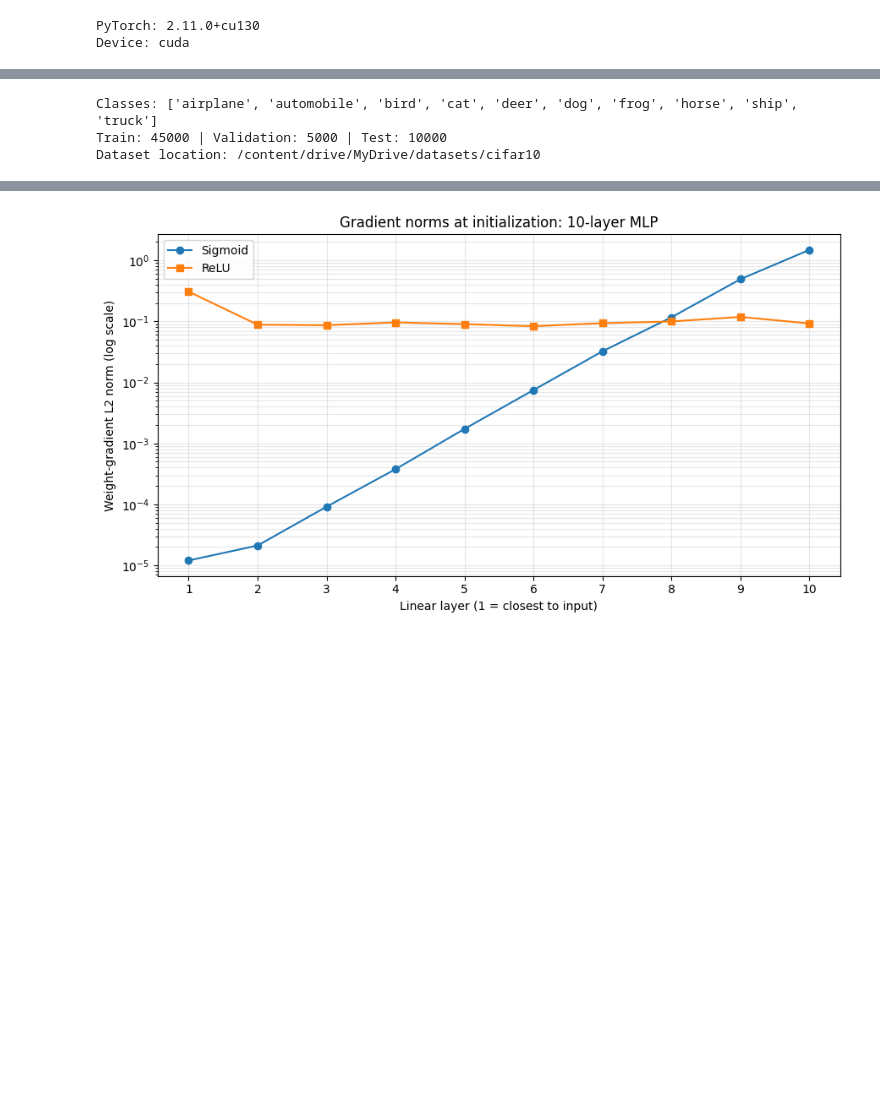
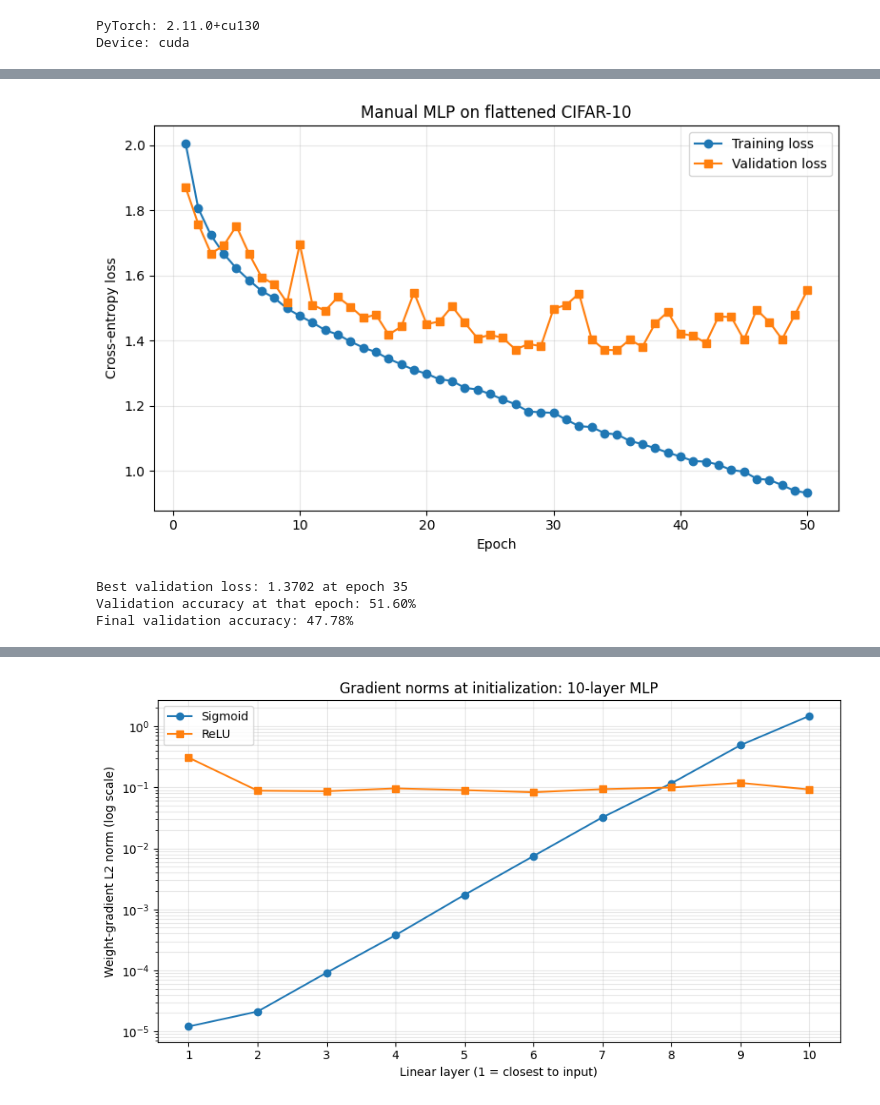
Before and after one commit to imansha321/EN4554-Assignment-2-CNNs, a Jupyter notebook: Assignment-2.ipynb, the cells around one changed output, grey strips where cells are left out. Saved outputs shown, nothing was run; the diff lists cells and outputs as text; code cells hidden in the pictures; blank space fills up the shorter version.

```diff
--- a/Assignment-2.ipynb
+++ b/Assignment-2.ipynb
@@ -240,7 +230,7 @@ drive.mount('/content/drive')
 # Configuration
 BATCH_SIZE = 256
 VAL_SIZE = 5000
-EPOCHS = 15
+EPOCHS = 50
 LEARNING_RATE = 0.05
 HIDDEN_DIMS = [512, 256]
 
@@ -308,5 +298,76 @@ class_names = train_full.classes
 print("Classes:", class_names)
 print(f"Train: {len(train_dataset)} | Validation: {len(val_dataset)} | Test: {len(test_dataset)}")
 print(f"Dataset location: {DATA_ROOT}")
+
+
+def flatten_images(images):
+    return images.reshape(images.shape[0], -1)
+
+def evaluate(model, loader):
+    correct, total, total_loss = 0, 0, 0.0
+    for images, labels in loader:
+        x = flatten_images(images).to(device)
+        y = labels.to(device)
+        logits = model.forward(x)
+        loss = model.loss(logits, y)
+        total_loss += loss.item() * y.shape[0]
+        correct += (logits.argmax(dim=1) == y).sum().item()
+        total += y.shape[0]
+    return total_loss / total, 100.0 * correct / total
+
+model = ManualMLP([3072] + HIDDEN_DIMS + [10], activation="relu", seed=seed)
+model.layers = [
+    layer for layer in model.layers
+]
+# Move all parameters to the selected device.
+for layer in model.layers:
+    if isinstance(layer, Linear):
+        layer.W = layer.W.to(device)
+        layer.b = layer.b.to(device)
+        layer.dW = layer.dW.to(device)
+        layer.db = layer.db.to(device)
+
+history = {"train_loss": [], "val_loss": [], "val_accuracy": []}
+
+for epoch in range(1, EPOCHS + 1):
+    running_loss, seen = 0.0, 0
+    for images, labels in train_loader:
+        x = flatten_images(images).to(device, non_blocking=True)
+        y = labels.to(device, non_blocking=True)
+
+        logits = model.forward(x)
+        loss = model.loss(logits, y)
+        model.backward()
+        model.step(LEARNING_RATE)
+
+        running_loss += loss.item() * y.shape[0]
+        seen += y.shape[0]
+
+    train_loss = running_loss / seen
+    val_loss, val_acc = evaluate(model, val_loader)
+    history["train_loss"].append(train_loss)
+    history["val_loss"].append(val_loss)
+    history["val_accuracy"].append(val_acc)
+    print(f"Epoch {epoch:02d}/{EPOCHS} | train loss {train_loss:.4f} | "
+          f"val loss {val_loss:.4f} | val accuracy {val_acc:.2f}%")
+
+
+epochs = np.arange(1, EPOCHS + 1)
+plt.figure(figsize=(8, 5))
+plt.plot(epochs, history["train_loss"], marker="o", label="Training loss")
+plt.plot(epochs, history["val_loss"], marker="s", label="Validation loss")
+plt.xlabel("Epoch")
+plt.ylabel("Cross-entropy loss")
+plt.title("Manual MLP on flattened CIFAR-10")
+plt.grid(True, alpha=0.3)
+plt.legend()
+plt.tight_layout()
+plt.show()
+
+best_epoch = int(np.argmin(history["val_loss"])) + 1
+best_val_acc = history["val_accuracy"][best_epoch - 1]
+print(f"Best validation loss: {min(history['val_loss']):.4f} at epoch {best_epoch}")
+print(f"Validation accuracy at that epoch: {best_val_acc:.2f}%")
+print(f"Final validation accuracy: {history['val_accuracy'][-1]:.2f}%")
 # %% [output]
 Drive already mounted at /content/drive; to attempt to forcibly remount, call drive.mount("/content/drive", force_remount=True).
@@ -313,3 +390,4 @@ Drive already mounted at /content/drive; to attempt to forcibly remount, call dr
+[figure, added]
-Classes: ['airplane', 'automobile', 'bird', 'cat', 'deer', 'dog', 'frog', 'horse', 'ship', 'truck']
-Train: 45000 | Validation: 5000 | Test: 10000
-Dataset location: /content/drive/MyDrive/datasets/cifar10
+Best validation loss: 1.3702 at epoch 35
+Validation accuracy at that epoch: 51.60%
+Final validation accuracy: 47.78%
```
Also changed, not shown: parts of 35 cells of this notebook.
